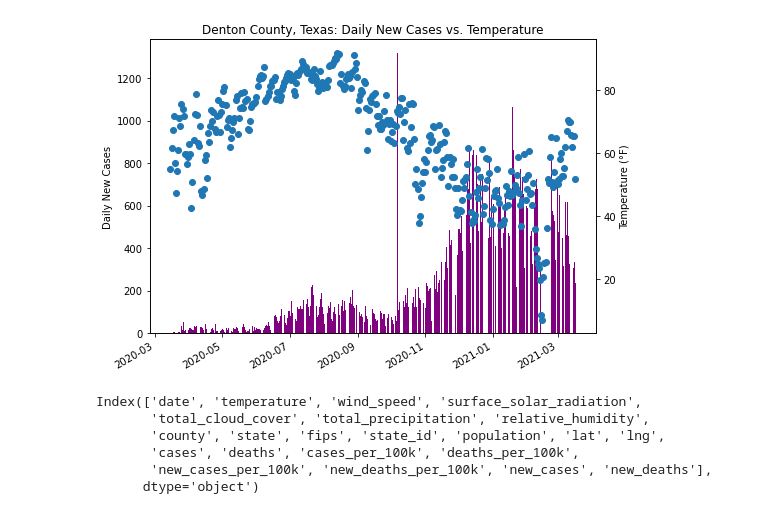
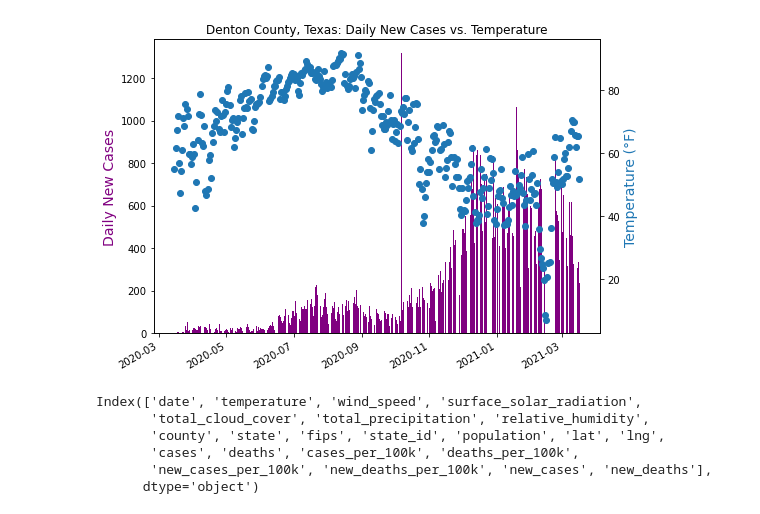
Before and after one commit to pkriger/project-01, a Jupyter notebook: Pearl's_Folder/covid_weather_tweaks.ipynb, the cells around one changed output. Drawn from its saved outputs; the diff is of its cells as text; code cells hidden in the pictures.

Commit message:
plot adjustment

```diff
--- a/Pearl's_Folder/covid_weather_tweaks.ipynb
+++ b/Pearl's_Folder/covid_weather_tweaks.ipynb
@@ -55,34 +55,35 @@ daily_df["new_deaths"]=daily_df["new_deaths_per_100k"]*daily_df["population"]/10
 # %%
 #%matplotlib notebook
 #from matplotlib.dates import DateFormatter
 from datetime import datetime, timedelta
 from matplotlib import pyplot as plt
 #from matplotlib import dates as mpl_dates
 
 denton_df=daily_df[daily_df['county']== "Denton"]
 dates=denton_df['date']
 
 dates = pd.to_datetime(dates)
 
 cases=denton_df['new_cases']
 temp= denton_df['temperature']
 temp= (temp * 1.8) + 32
 
 fig= plt.figure(figsize=(8,6))
 ax1 = fig.add_subplot(111)
 ax1.bar(dates, cases, color="purple")
-ax1.set_ylabel("Daily New Cases")
+ax1.set_ylabel("Daily New Cases",color="purple",fontsize=14)
 
 ax2 = ax1.twinx()
 ax2.scatter(dates, temp)
-ax2.set_ylabel("Temperature (°F)")
+ax2.set_ylabel("Temperature (°F)",color="tab:blue",fontsize=14)
 
 plt.gcf().autofmt_xdate()
+
 plt.title("Denton County, Texas: Daily New Cases vs. Temperature")
 plt.savefig('../Plots/Weather/Denton_temp_cases.png')
 #plt.scatter(temp, cases)
 # %% [output]
-[figure, old version]
+[figure, new version]
 # %%
 # %matplotlib notebook
 # from matplotlib.dates import DateFormatter
```
Also changed, not shown: 1 other file.
